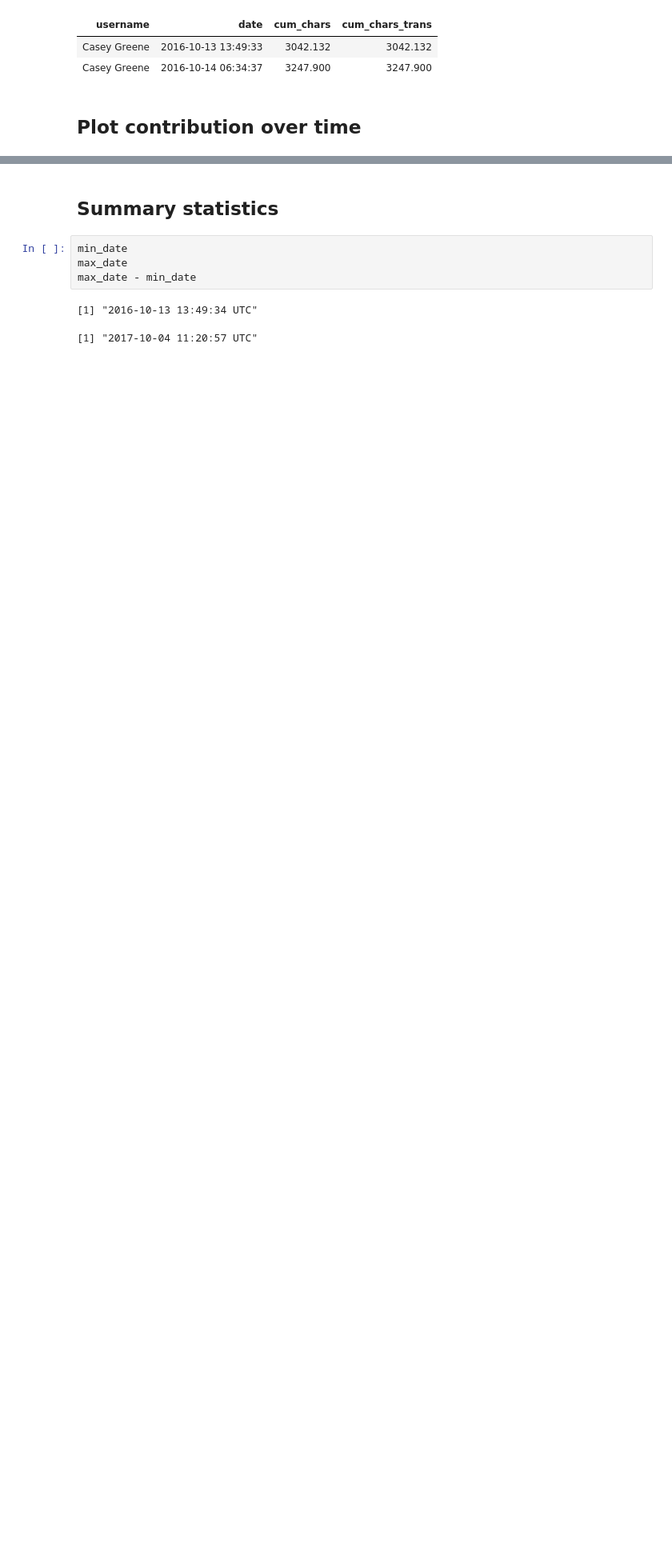
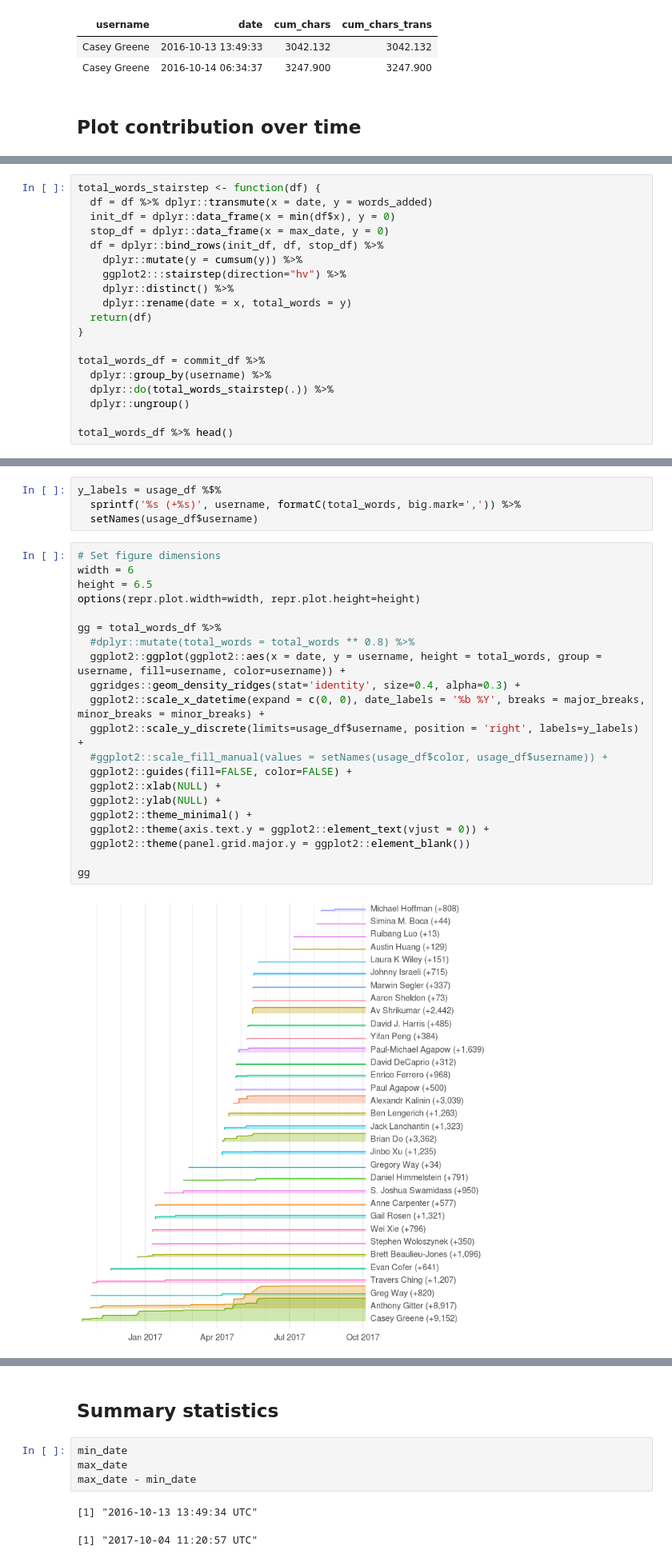
Before and after one commit to greenelab/meta-review, a Jupyter notebook: analyses/deep-review-contrib/02.contrib-viz.ipynb, the cells around one changed output, grey strips where cells are left out. Shown at 80% size. Saved outputs shown, nothing was run; the diff lists cells and outputs as text; blank space fills up the shorter version.

```diff
--- a/analyses/deep-review-contrib/02.contrib-viz.ipynb
+++ b/analyses/deep-review-contrib/02.contrib-viz.ipynb
@@ -213,0 +219,19 @@ ggplot2::ggsave(gg, filename = 'deep-review-contribution.pdf', width = width, he
+# %%
+total_words_stairstep <- function(df) {
+  df = df %>% dplyr::transmute(x = date, y = words_added)
+  init_df = dplyr::data_frame(x = min(df$x), y = 0)
+  stop_df = dplyr::data_frame(x = max_date, y = 0)
+  df = dplyr::bind_rows(init_df, df, stop_df) %>%
+    dplyr::mutate(y = cumsum(y)) %>%
+    ggplot2:::stairstep(direction="hv") %>%
+    dplyr::distinct() %>%
+    dplyr::rename(date = x, total_words = y)
+  return(df)
+}
+
+total_words_df = commit_df %>%
+  dplyr::group_by(username) %>%
+  dplyr::do(total_words_stairstep(.)) %>%
+  dplyr::ungroup()
+
+total_words_df %>% head()
@@ -213,0 +246,27 @@ ggplot2::ggsave(gg, filename = 'deep-review-contribution.pdf', width = width, he
+# %%
+y_labels = usage_df %$%
+  sprintf('%s (+%s)', username, formatC(total_words, big.mark=',')) %>%
+  setNames(usage_df$username)
+# %%
+# Set figure dimensions
+width = 6
+height = 6.5
+options(repr.plot.width=width, repr.plot.height=height)
+
+gg = total_words_df %>%
+  #dplyr::mutate(total_words = total_words ** 0.8) %>%
+  ggplot2::ggplot(ggplot2::aes(x = date, y = username, height = total_words, group = username, fill=username, color=username)) +
+  ggridges::geom_density_ridges(stat='identity', size=0.4, alpha=0.3) +
+  ggplot2::scale_x_datetime(expand = c(0, 0), date_labels = '%b %Y', breaks = major_breaks, minor_breaks = minor_breaks) +
+  ggplot2::scale_y_discrete(limits=usage_df$username, position = 'right', labels=y_labels) +
+  #ggplot2::scale_fill_manual(values = setNames(usage_df$color, usage_df$username)) +
+  ggplot2::guides(fill=FALSE, color=FALSE) +
+  ggplot2::xlab(NULL) +
+  ggplot2::ylab(NULL) +
+  ggplot2::theme_minimal() +
+  ggplot2::theme(axis.text.y = ggplot2::element_text(vjust = 0)) +
+  ggplot2::theme(panel.grid.major.y = ggplot2::element_blank())
+
+gg
+# %% [output]
+[figure, added]
```
Also changed, not shown: parts of 10 cells of this notebook, 5 other files.
